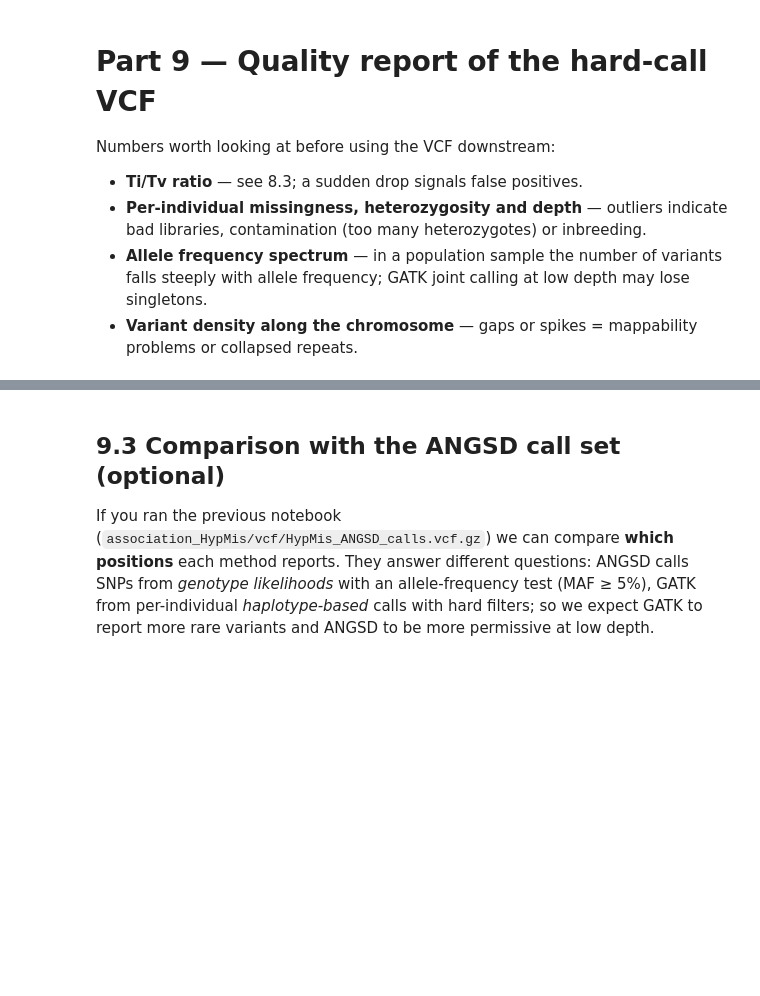
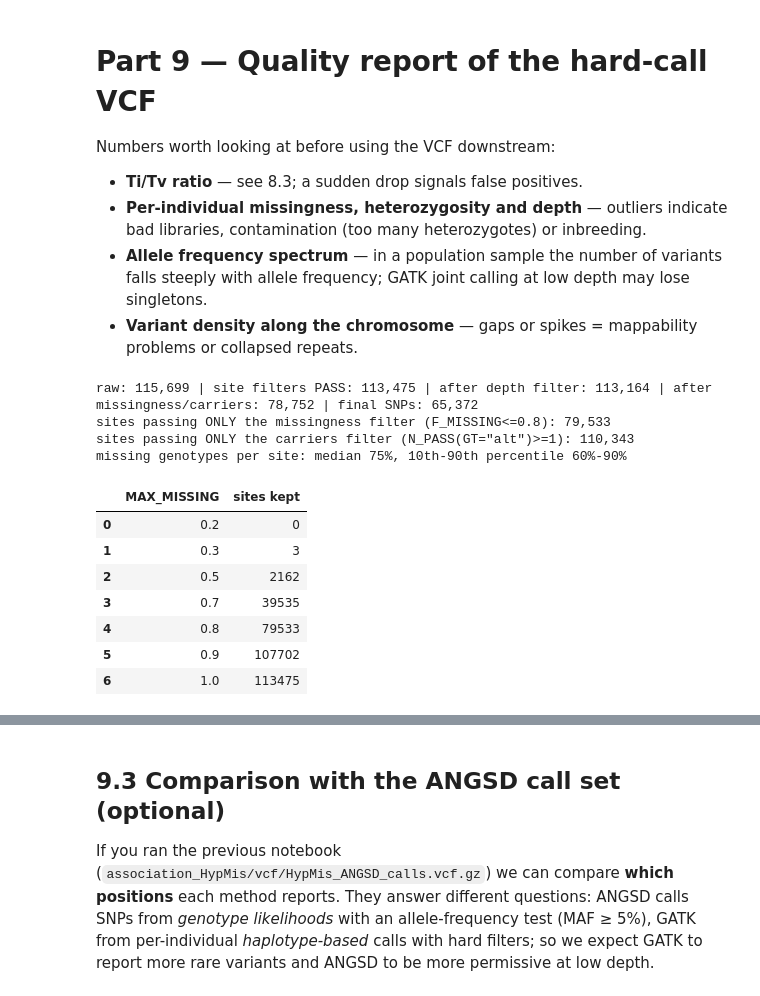
Before and after one commit to NikolayOskolkov/GWAS, a Jupyter notebook: practicals/Day3/Variant_Calling_GATK_Hypolimnas_misippus_Colab.ipynb, the cells around one changed output, grey strips where cells are left out. Drawn from its saved outputs; the diff is of its cells as text; code cells hidden in the pictures; blank space fills up the shorter version.

```diff
--- a/practicals/Day3/Variant_Calling_GATK_Hypolimnas_misippus_Colab.ipynb
+++ b/practicals/Day3/Variant_Calling_GATK_Hypolimnas_misippus_Colab.ipynb
@@ -937,0 +1155,5 @@ print("\nrecords flagged by each filter (a record may fail several):"); print(fl
+# %%
+MIN_GT_DP, MIN_GQ, MAX_MISSING = 2, 5, 0.8
+for f in (GTF, str(GTF) + ".tbi"):
+    Path(f).unlink(missing_ok=True)
+print("settings updated; now re-run 8.4, 8.5 and 9.1")
@@ -1004,3 +1245,34 @@ Numbers worth looking at before using the VCF downstream:
 * **Per-individual missingness, heterozygosity and depth** — outliers indicate bad libraries, contamination (too many heterozygotes) or inbreeding.
 * **Allele frequency spectrum** — in a population sample the number of variants falls steeply with allele frequency; GATK joint calling at low depth may lose singletons.
 * **Variant density along the chromosome** — gaps or spikes = mappability problems or collapsed repeats.
+# %%
+# Diagnostic: where did the variants go?
+F3 = WORK / "tmp" / "f3_depth.vcf.gz"
+print(f"raw: {n_final_raw:,} | site filters PASS: {n_gtf:,} | after depth filter: {nvar(F3):,} | "
+      f"after missingness/carriers: {nvar(ALL_VCF):,} | final SNPs: {nvar(SNP_VCF):,}")
+
+expr_alt = f'N_PASS(GT="alt")>={MIN_CARRIERS}'
+n_miss = int(run(f"bcftools view -H -i 'F_MISSING<={MAX_MISSING}' {GTF} | wc -l", quiet=True).stdout)
+n_alt  = int(run(f"bcftools view -H -i '{expr_alt}' {GTF} | wc -l", quiet=True).stdout)
+print(f"sites passing ONLY the missingness filter (F_MISSING<={MAX_MISSING}): {n_miss:,}")
+print(f"sites passing ONLY the carriers filter ({expr_alt}): {n_alt:,}")
+
+awk = r"awk '{m=0; for(i=1;i<=NF;i++) if($i ~ /\./) m++; print m/NF}'"
+mf = np.array(run(f"bcftools query -f '[%GT\\t]\\n' {GTF} | {awk}", quiet=True).stdout.split(), dtype=float)
+if len(mf):
+    print(f"missing genotypes per site: median {np.median(mf):.0%}, 10th-90th percentile {np.quantile(mf,.1):.0%}-{np.quantile(mf,.9):.0%}")
+    display(pd.DataFrame({"MAX_MISSING": [0.2, 0.3, 0.5, 0.7, 0.8, 0.9, 1.0],
+                          "sites kept": [int((mf <= x).sum()) for x in [0.2, 0.3, 0.5, 0.7, 0.8, 0.9, 1.0]]}))
+# %% [output]
+raw: 115,699 | site filters PASS: 113,475 | after depth filter: 113,164 | after missingness/carriers: 78,752 | final SNPs: 65,372
+sites passing ONLY the missingness filter (F_MISSING<=0.8): 79,533
+sites passing ONLY the carriers filter (N_PASS(GT="alt")>=1): 110,343
+missing genotypes per site: median 75%, 10th-90th percentile 60%-90%
+|  | MAX_MISSING | sites kept |
+| 0 | 0.2 | 0 |
+| 1 | 0.3 | 3 |
+| 2 | 0.5 | 2162 |
+| 3 | 0.7 | 39535 |
+| 4 | 0.8 | 79533 |
+| 5 | 0.9 | 107702 |
+| 6 | 1.0 | 113475 |
```
Also changed, not shown: parts of 33 cells of this notebook, 2 other files.
